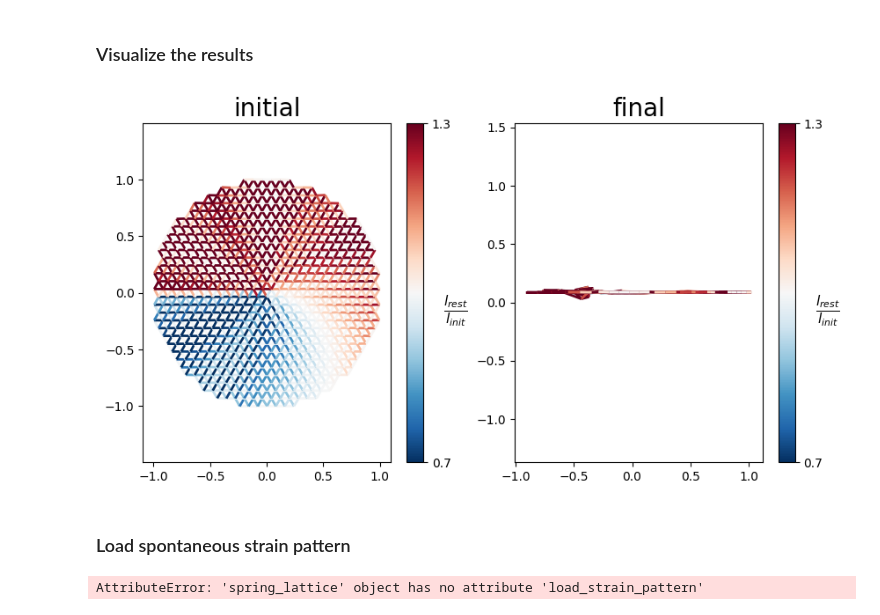
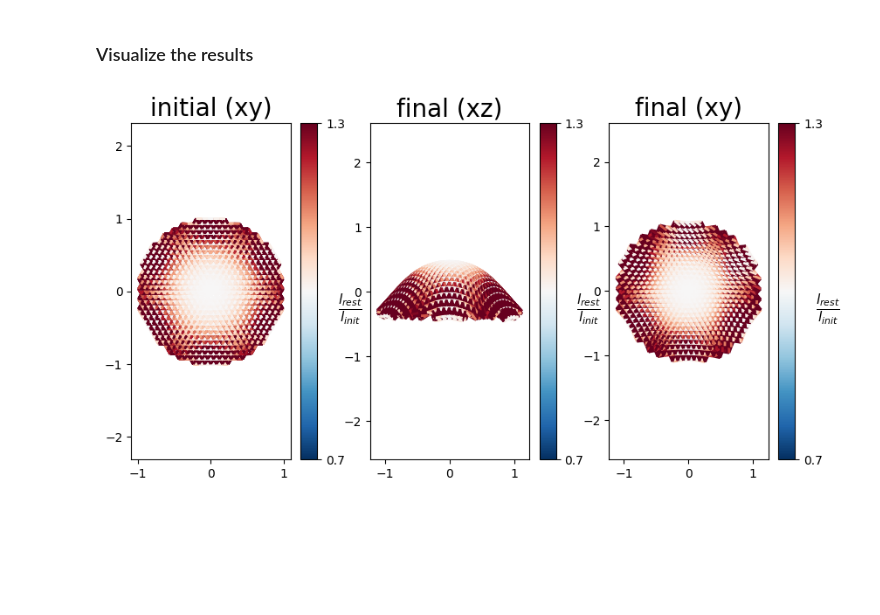
Before and after one commit to abhinavsns/topospam, a Jupyter notebook: examples/SpringLattice.ipynb, the cells around one changed output. Drawn from its saved outputs; the diff is of its cells as text; code cells hidden in the pictures; blank space fills up the shorter version.

Commit message:
add spring lattice examples (#6)

```diff
--- a/examples/SpringLattice.ipynb
+++ b/examples/SpringLattice.ipynb
@@ -23,7 +23,7 @@ SpringLatticeSimulator.params.nematic_coordinates = "polar" #x1: radial, x2: ang
 # SpringLatticeSimulator.params.nematic_coordinates = "cartesian" #x1: x, x2: y
 
 def lambda1(x1,x2):
-    return 1 + 0.3*x1 + 0.3*x2
+    return 1 + 1.5*(x1)**3
 def lambda2(x1,x2):
     return 1
 def lambda3(x1,x2):
@@ -43,9 +41,9 @@ SpringLatticeSimulator.visualize(state="initial", color_max=0.7, color_min=1.3)
 ### Perform the simulation
 # %%
 #add noise
-SpringLatticeSimulator.add_noise(noise = 0.01,seed=0)
+SpringLatticeSimulator.add_noise(noise = 0.001,seed=0)
 #perform simulation
-SpringLatticeSimulator.RunSimulation(tol = 1e-6)
+SpringLatticeSimulator.RunSimulation(tol = 5e-8, dt = 0.01)
 # %% [output]
 Implementing external forces
 dt 0.01
@@ -63,22 +77,11 @@ $$$$ Exit OpenFPM $$$$
 # %%
 import matplotlib.pyplot as plt
 #visualize the pattern
 %matplotlib inline
-fig,axs = plt.subplots(1,2,figsize=(10,5))
+fig,axs = plt.subplots(1,3,figsize=(10,5))
 
-fig,axs[0] = SpringLatticeSimulator.visualize(ax = axs[0], fig = fig, mode = "discrete", state = "initial", x = "x", y = "y", title = "initial")
-fig,axs[1] = SpringLatticeSimulator.visualize(ax = axs[1], fig = fig, mode = "discrete", state = "final", x = "x", y = "z", title = "final")
+fig,axs[0] = SpringLatticeSimulator.visualize(ax = axs[0], fig = fig, mode = "discrete", state = "initial", x = "x", y = "y", title = "initial (xy)", plot_only_top = False)
+fig,axs[1] = SpringLatticeSimulator.visualize(ax = axs[1], fig = fig, mode = "discrete", state = "final", x = "x", y = "z", title = "final (xz)", plot_only_top = False)
+fig,axs[1] = SpringLatticeSimulator.visualize(ax = axs[2], fig = fig, mode = "discrete", state = "final", x = "x", y = "y", title = "final (xy)", plot_only_top = False)
 # %% [output]
-[figure, old version]
+[figure, new version]
-# %% [markdown]
-### Load spontaneous strain pattern
-# %%
-import numpy as np
-#load spontaneous strain pattern
-SpringLatticeSimulator.nematic_coordinates = "polar"
-lambda_r = np.poly1d([0.25, 0.25, 1])
-lambda_theta = np.poly1d([1])
-lambda_h = np.poly1d([1])
-SpringLatticeSimulator.load_strain_pattern(lambda1 = lambda_r, lambda2 = lambda_theta, lambda3 = lambda_h)
-# %% [output]
-AttributeError: 'spring_lattice' object has no attribute 'load_strain_pattern'
```
Also changed, not shown: parts of 4 cells of this notebook, 1 other file.
